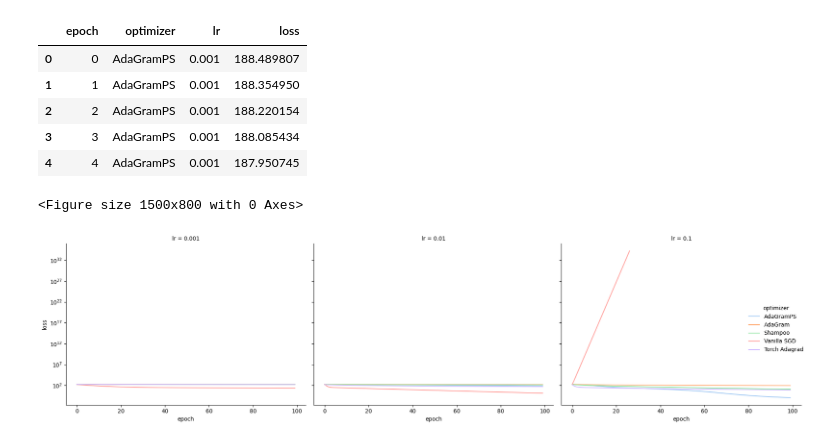
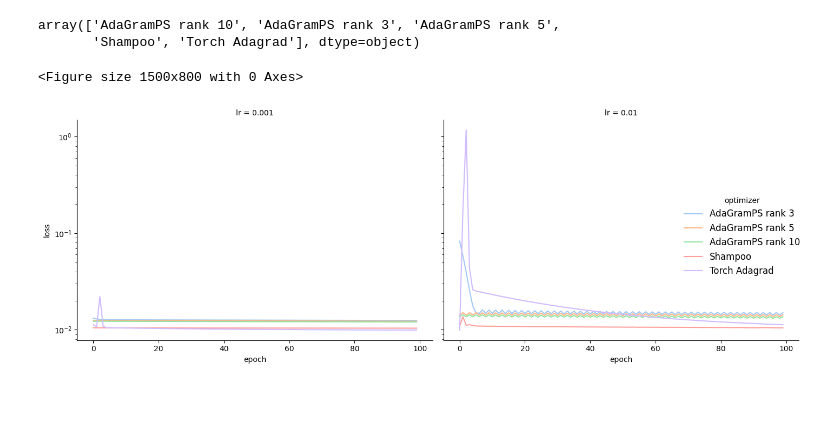
Before and after one commit to tnmtvv/AdaGram, a Jupyter notebook: notebooks/gram_tests.ipynb, the cells around one changed output. Cells and saved outputs as stored; diff of their text form; code cells hidden in the pictures; blank space fills up the shorter version.

```diff
--- a/notebooks/gram_tests.ipynb
+++ b/notebooks/gram_tests.ipynb
@@ -94,45 +210,39 @@ torch.Size([500, 10])
-# %%
-df = pd.DataFrame(results)
-df['loss'] = df['loss'].astype(float)
-df.head()
-# %% [output]
-|  | epoch | optimizer | lr | loss |
-| 0 | 0 | AdaGramPS | 0.001 | 188.489807 |
-| 1 | 1 | AdaGramPS | 0.001 | 188.354950 |
-| 2 | 2 | AdaGramPS | 0.001 | 188.220154 |
-| 3 | 3 | AdaGramPS | 0.001 | 188.085434 |
-| 4 | 4 | AdaGramPS | 0.001 | 187.950745 |
+# %%
+df = pd.read_csv('all_adagram_QR_small_ranks_25.csv')
+df['loss'] = df['loss'].astype(float)
+df.head()
+# %% [output]
+array(['AdaGramPS rank 10', 'AdaGramPS rank 3', 'AdaGramPS rank 5',
+       'Shampoo', 'Torch Adagrad'], dtype=object)
 # %%
 plt.figure(figsize=(15, 8))
 grid = sns.FacetGrid(
-    data=df,
+    data=df.query("lr != 0.1"),
     col='lr',
     height=5,
     aspect=1.2,
     sharey=True
 )
 
-# Map the lineplot to each subplot
 grid.map_dataframe(
     sns.lineplot,
     x='epoch',
     y='loss',
     hue='optimizer',
     palette='pastel',
     linewidth=1.5
 )
 
-# Add titles and adjust the layout
-grid.set_axis_labels('epoch', 'loss')
 grid.set_titles(col_template="lr = {col_name}")
-grid.add_legend(title='optimizer')
 
-# Set log scale for y-axis on all subplots
+grid.add_legend(title='optimizer', fontsize=12)
+grid.set_titles(fontsize=15)
+
 for ax in grid.axes.flat:
     ax.set_yscale('log')
 
 plt.tight_layout()
 plt.show()
 # %% [output]
 <Figure size 1500x800 with 0 Axes>
-[figure, old version]
+[figure, new version]
```
Also changed, not shown: parts of 6 cells of this notebook, 2 other files.
